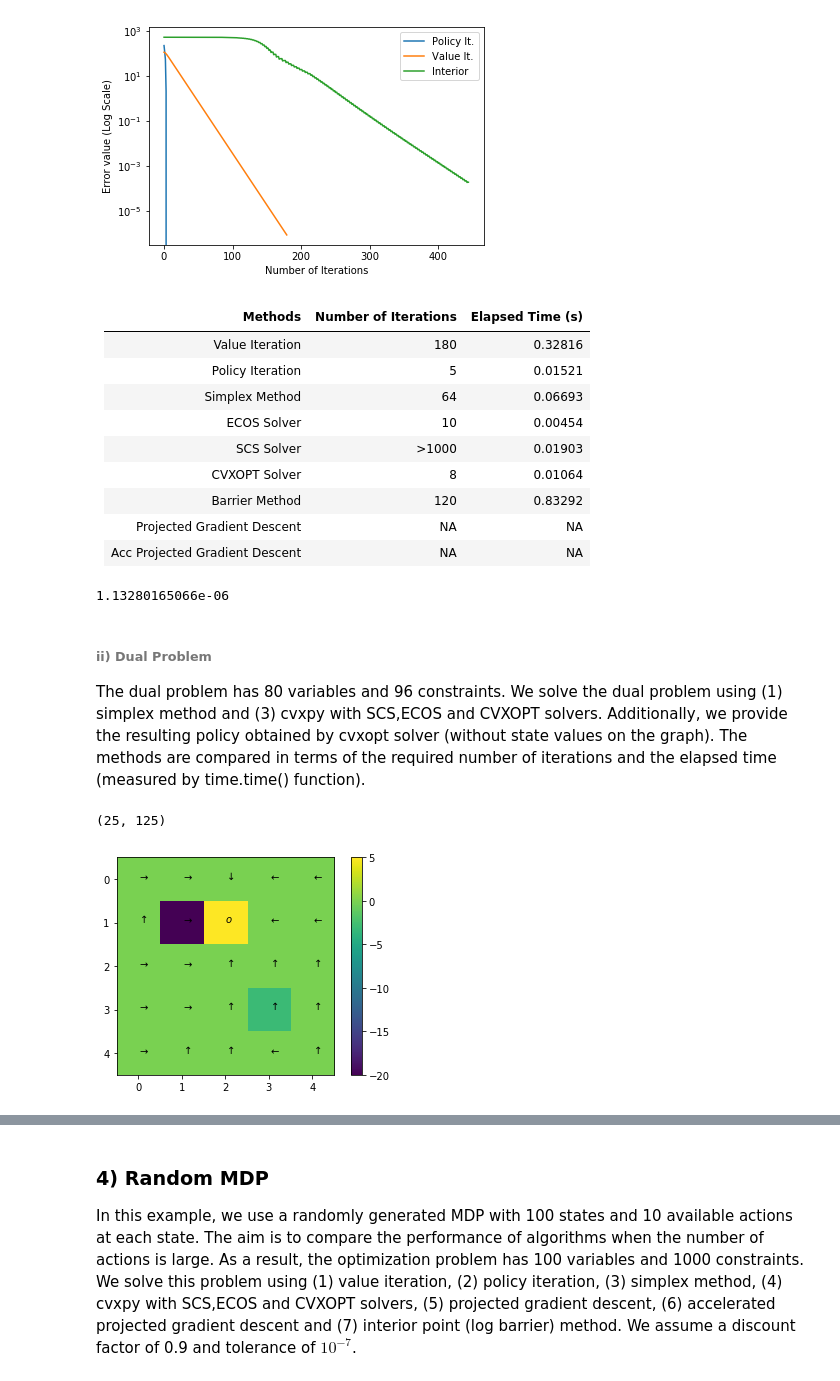
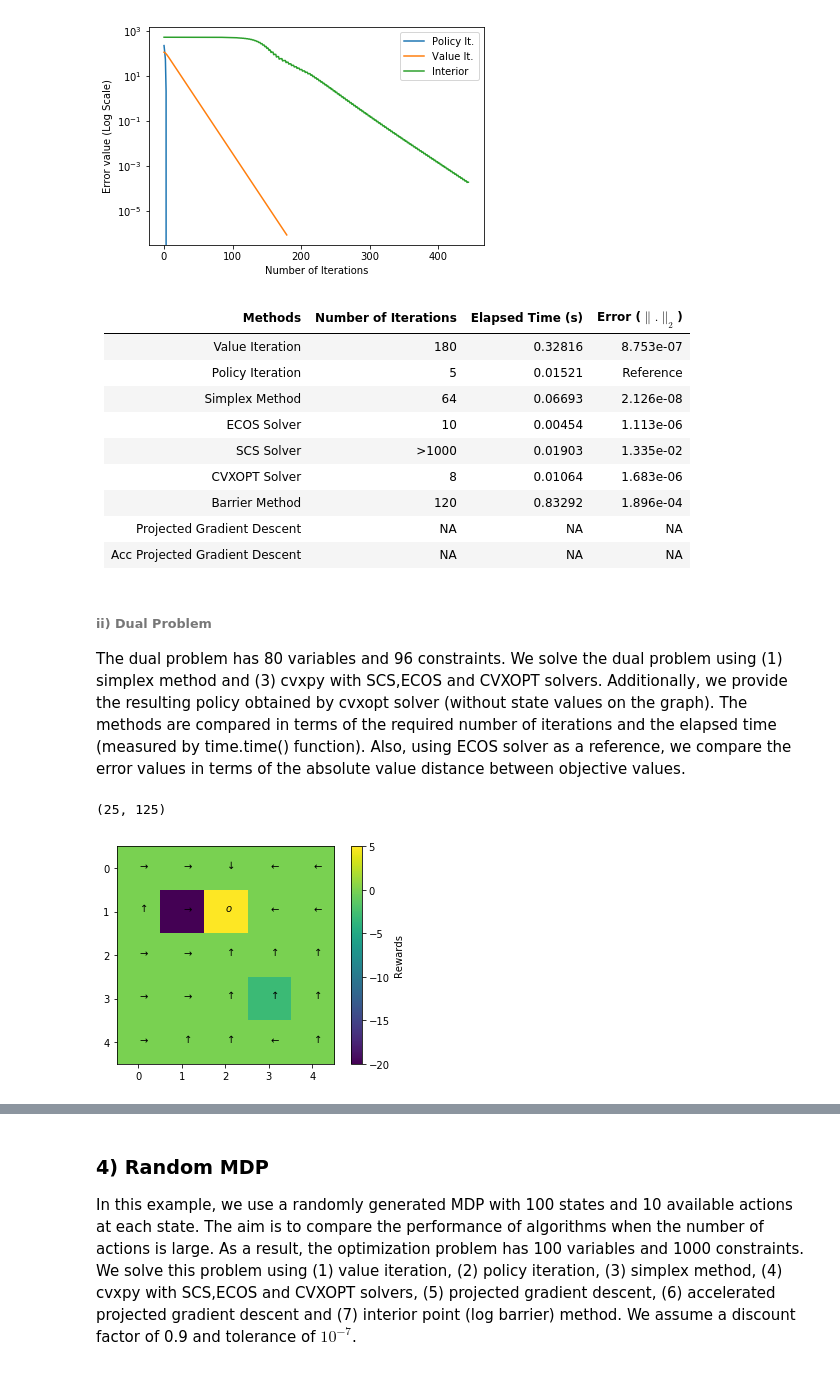
Before and after one commit to akhshah/cvxproj, a Jupyter notebook: GridWorld.ipynb, the cells around one changed output, grey strips where cells are left out. Cells and saved outputs as stored; diff of their text form; code cells hidden in the pictures.

```diff
--- a/GridWorld.ipynb
+++ b/GridWorld.ipynb
@@ -1103,49 +1103,44 @@ Plots2(error_pol,error_val,interior_error)
 [figure]
 [figure]
 # %% [markdown]
-| Methods  | Number of Iterations | Elapsed Time (s) |
-| ------------- | ------------- |------------ |
-| Value Iteration  | 180  |0.32816 |
-| Policy Iteration  | 5  |0.01521 |
-| Simplex Method  | 64  |0.06693 |
-| ECOS Solver  | 10  |0.00454 |
-| SCS Solver  | >1000  |0.01903 |
-| CVXOPT Solver  | 8  |0.01064 |
-| Barrier Method  | 120  |0.83292 |
-| Projected Gradient Descent | NA | NA |
-| Acc Projected Gradient Descent  | NA |NA |
+| Methods  | Number of Iterations | Elapsed Time (s) | Error ($\lVert . \rVert_2$)|
+| ------------- | ------------- |------------ |------------|
+| Value Iteration  | 180  |0.32816 |8.753e-07 |
+| Policy Iteration  | 5  |0.01521 |Reference|
+| Simplex Method  | 64  |0.06693 |2.126e-08 |
+| ECOS Solver  | 10  |0.00454 |1.113e-06 |
+| SCS Solver  | >1000  |0.01903 |1.335e-02 |
+| CVXOPT Solver  | 8  |0.01064 |1.683e-06 |
+| Barrier Method  | 120  |0.83292 |1.896e-04 |
+| Projected Gradient Descent | NA | NA |NA |
+| Acc Projected Gradient Descent  | NA |NA |NA |
-# %%
-s=np.resize(res['x'],(ecos_val_p.shape))
-print(la.norm(s-ecos_val_p,2))
-# %% [output]
-1.13280165066e-06
 # %% [markdown]
 ###### ii) Dual Problem
-The dual problem has 80 variables and 96 constraints. We solve the dual problem using (1) simplex method and (3) cvxpy with SCS,ECOS and CVXOPT solvers. Additionally, we provide the resulting policy obtained by cvxopt solver (without state values on the graph). The methods are compared in terms of the required number of iterations and the elapsed time (measured by time.time() function).
+The dual problem has 80 variables and 96 constraints. We solve the dual problem using (1) simplex method and (3) cvxpy with SCS,ECOS and CVXOPT solvers. Additionally, we provide the resulting policy obtained by cvxopt solver (without state values on the graph). The methods are compared in terms of the required number of iterations and the elapsed time (measured by time.time() function). Also, using ECOS solver as a reference, we compare the error values in terms of the absolute value distance between objective values.
 # %%
 A_p,b_p,c_p=Dual_parameters_1(A,b,c)
 obj_ecos_d, ecos_val_d, time_ecos_d=ECOS_Dual(A_p,b_p,c_p,tol) # ECOS Dual
 obj_scs_d, scs_val_d, time_scs_d=SCS_Dual(A_p,b_p,c_p,tol) # SCS Dual
 obj_cvx_d, cvx_val_d, time_cvx_d=CVXOPT_Dual(A_p,b_p,c_p,tol) # CVXOPT Dual
 policy = np.zeros((A_p.shape[0],5))
 for a in range(5):
     for i in range(A_p.shape[0]):
          policy[i,a]=cvx_val_d[a*P_0.shape[1]+i]
 denum=np.sum(policy, axis=1)
 for i in range(A_p.shape[0]):
     for j in range(5):
         policy[i,j]=policy[i,j]/denum[i]
 policy=np.argmax(policy,axis=1)
-plotGridWorld(b[0:P_0.shape[1]], policy, rows, columns)
+plotGridWorld(b[0:P_0.shape[1]], policy, rows, columns,'Rewards')
 b_pp=np.reshape(b_p,(b_p.shape[0],))
 c_pp=np.reshape(c_p,(c_p.shape[0],1))
 eye=np.eye(A_p.shape[1])
 zeros=np.zeros((A_p.shape[1],1))
 start_time = time.time()
 res = linprog(-b_pp, -eye, zeros, A_eq=A_p, b_eq=c_pp, bounds=None, method='simplex',\
               callback=None, options={'disp': False, 'bland': False, 'tol': tol, 'maxiter': 1000}) # Simplex
 elapsed_time_simplex = time.time() - start_time
 # %% [output]
 (25, 125)
-[figure, old version]
+[figure, new version]
 # %% [markdown]
```
Also changed, not shown: parts of 13 cells of this notebook.
